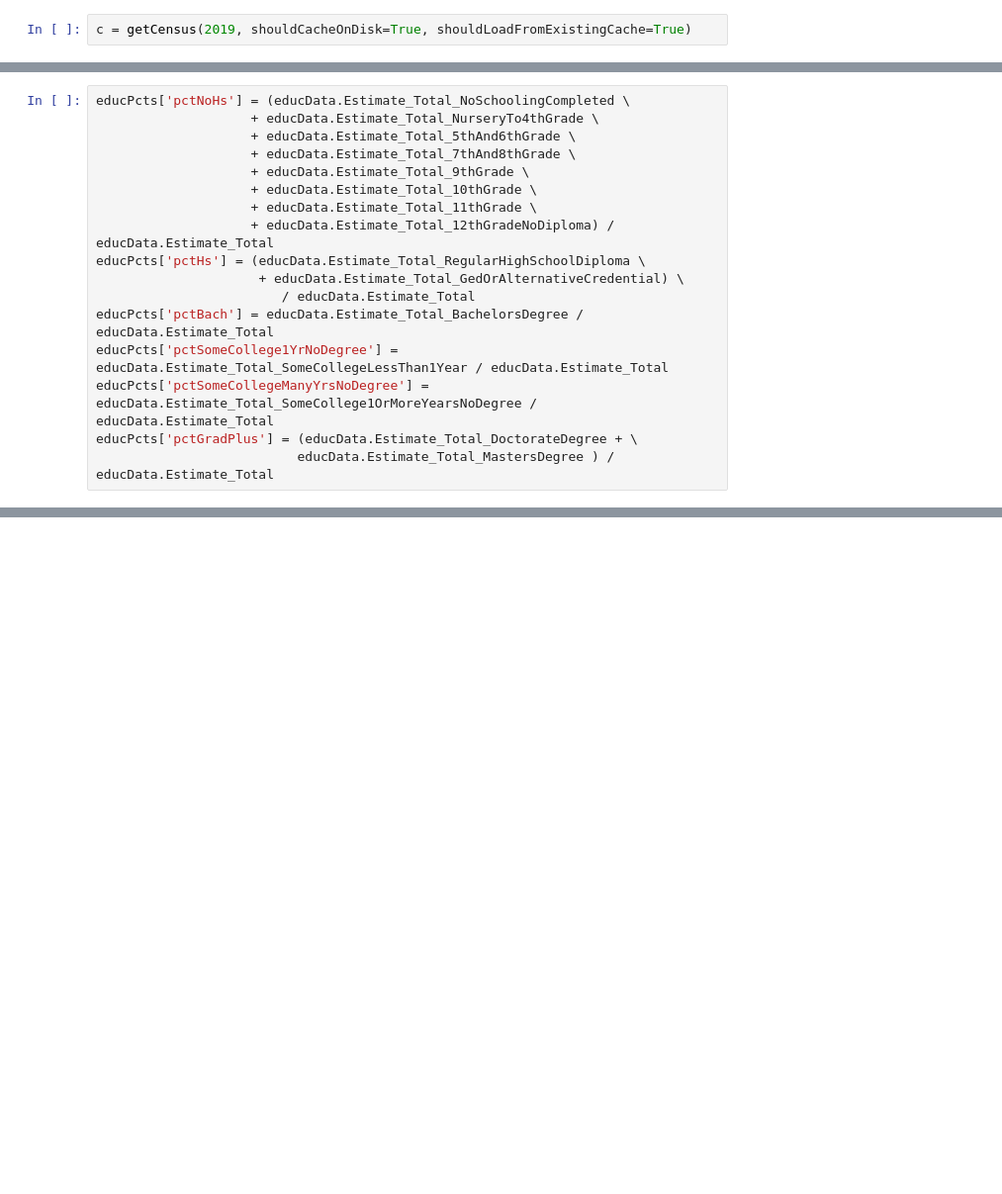
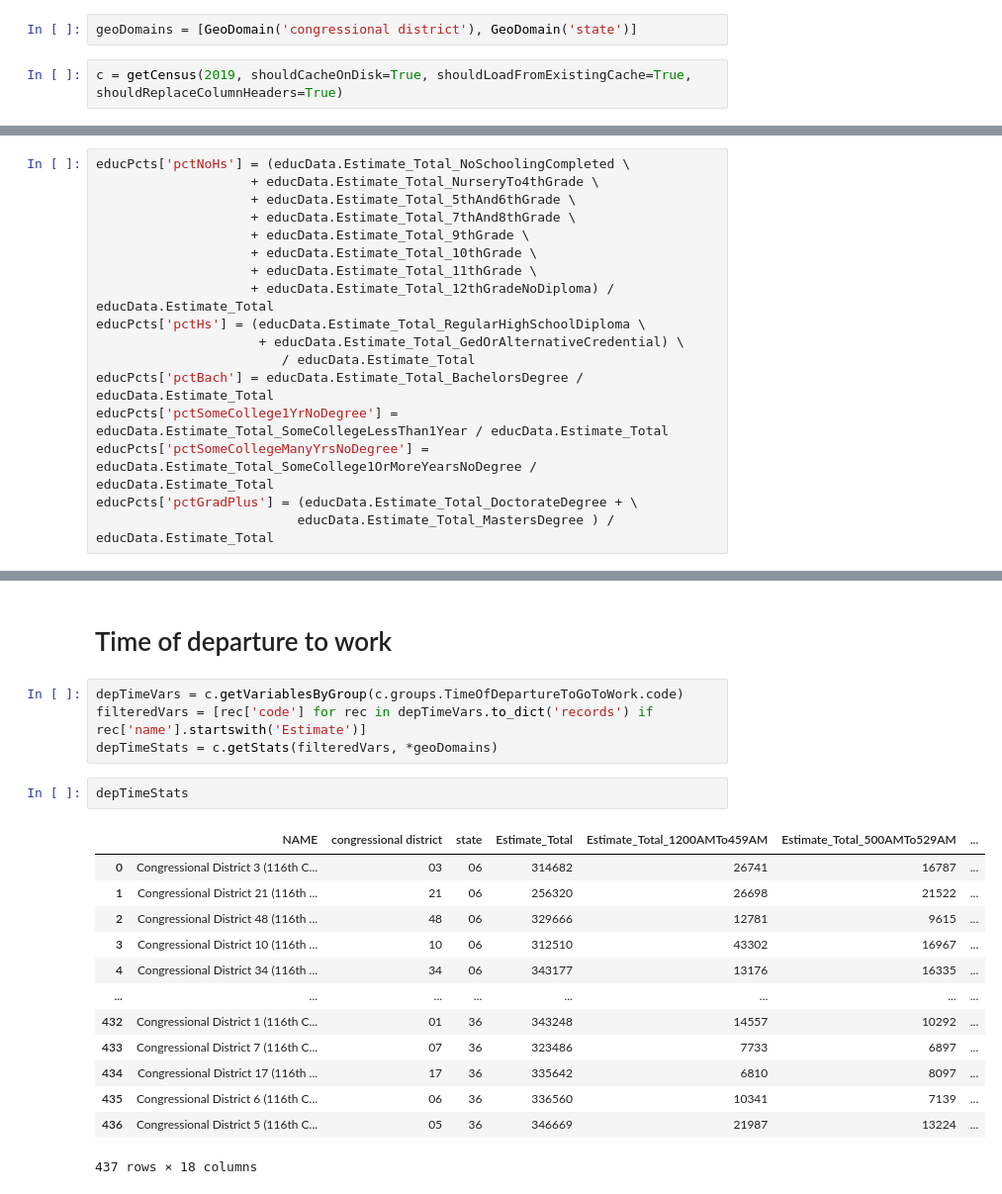
Before and after one commit to drawjk705/us-data, a Jupyter notebook: notebook.ipynb, the cells around one changed output, grey strips where cells are left out. Shown: that part at 99% size. Drawn from its saved outputs; the diff is of its cells as text; blank space fills up the shorter version.

```diff
--- a/notebook.ipynb
+++ b/notebook.ipynb
@@ -8,2 +13,4 @@ import pandas as pd
+# %%
+geoDomains = [GeoDomain('congressional district'), GeoDomain('state')]
 # %%
-c = getCensus(2019, shouldCacheOnDisk=True, shouldLoadFromExistingCache=True)
+c = getCensus(2019, shouldCacheOnDisk=True, shouldLoadFromExistingCache=True, shouldReplaceColumnHeaders=True)
@@ -160,0 +308,22 @@ emplPcts.head()
+# %% [markdown]
+# Time of departure to work
+# %%
+depTimeVars = c.getVariablesByGroup(c.groups.TimeOfDepartureToGoToWork.code)
+filteredVars = [rec['code'] for rec in depTimeVars.to_dict('records') if rec['name'].startswith('Estimate')]
+depTimeStats = c.getStats(filteredVars, *geoDomains)
+# %%
+depTimeStats
+# %% [output]
+|  | NAME | congressional district | state | Estimate_Total | Estimate_Total_1200AMTo459AM | Estimate_Total_500AMTo529AM | ... |
+| 0 | Congressional District 3 (116th C... | 03 | 06 | 314682 | 26741 | 16787 | ... |
+| 1 | Congressional District 21 (116th ... | 21 | 06 | 256320 | 26698 | 21522 | ... |
+| 2 | Congressional District 48 (116th ... | 48 | 06 | 329666 | 12781 | 9615 | ... |
+| 3 | Congressional District 10 (116th ... | 10 | 06 | 312510 | 43302 | 16967 | ... |
+| 4 | Congressional District 34 (116th ... | 34 | 06 | 343177 | 13176 | 16335 | ... |
+| ... | ... | ... | ... | ... | ... | ... | ... |
+| 432 | Congressional District 1 (116th C... | 01 | 36 | 343248 | 14557 | 10292 | ... |
+| 433 | Congressional District 7 (116th C... | 07 | 36 | 323486 | 7733 | 6897 | ... |
+| 434 | Congressional District 17 (116th ... | 17 | 36 | 335642 | 6810 | 8097 | ... |
+| 435 | Congressional District 6 (116th C... | 06 | 36 | 336560 | 10341 | 7139 | ... |
+| 436 | Congressional District 5 (116th C... | 05 | 36 | 346669 | 21987 | 13224 | ... |
+437 rows × 18 columns
```
Also changed, not shown: parts of 77 cells of this notebook, 9 other files.
